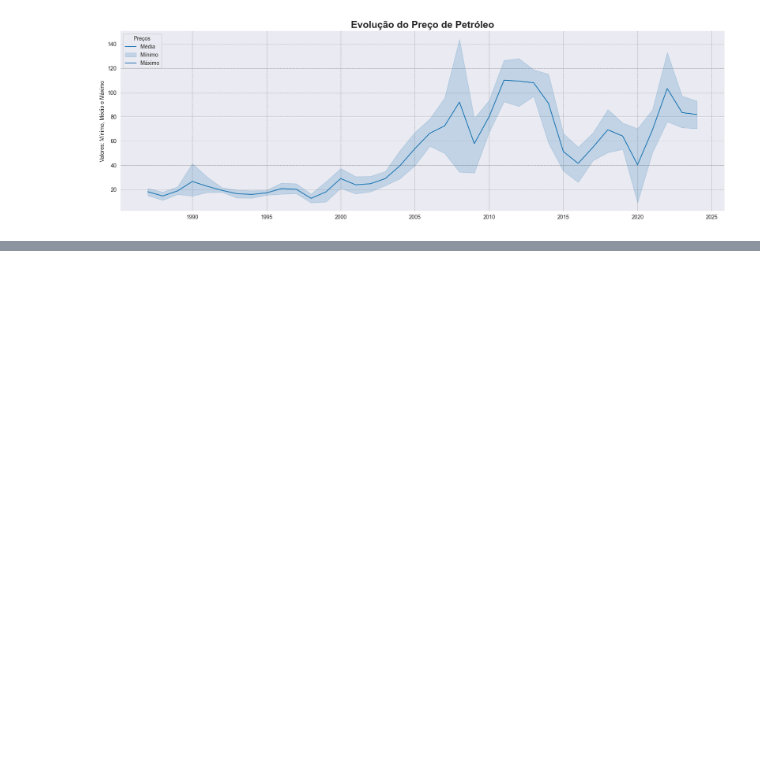
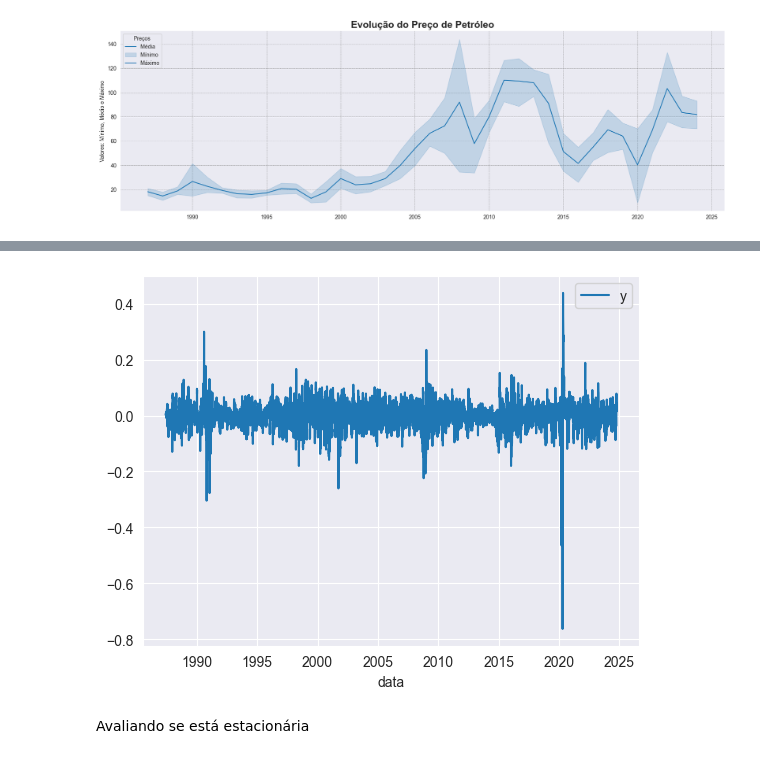
Before and after one commit to claytongsant/https-github.com-torvess-Tech_Challeng_FIAP_Fase_04, a Jupyter notebook: Notebooks/precos_petroleo.ipynb, the cells around one changed output, grey strips where cells are left out. Cells and saved outputs as stored; diff of their text form; code cells hidden in the pictures; blank space fills up the shorter version.

```diff
--- a/Notebooks/precos_petroleo.ipynb
+++ b/Notebooks/precos_petroleo.ipynb
@@ -190,0 +288,10 @@ Avaliando os limites de preço por ano, 2008 foi o ano que tivemos com maior ins
+# %%
+# aplicando diferenciação
+dados_ml_est['y'] = dados_ml_est['y'] - dados_ml_est['y'].diff(1)
+
+sns.lineplot(data=dados_ml_est)
+plt.show()
+# %% [output]
+[figure, added]
+# %% [markdown]
+Avaliando se está estacionária
```
Also changed, not shown: parts of 32 cells of this notebook.
